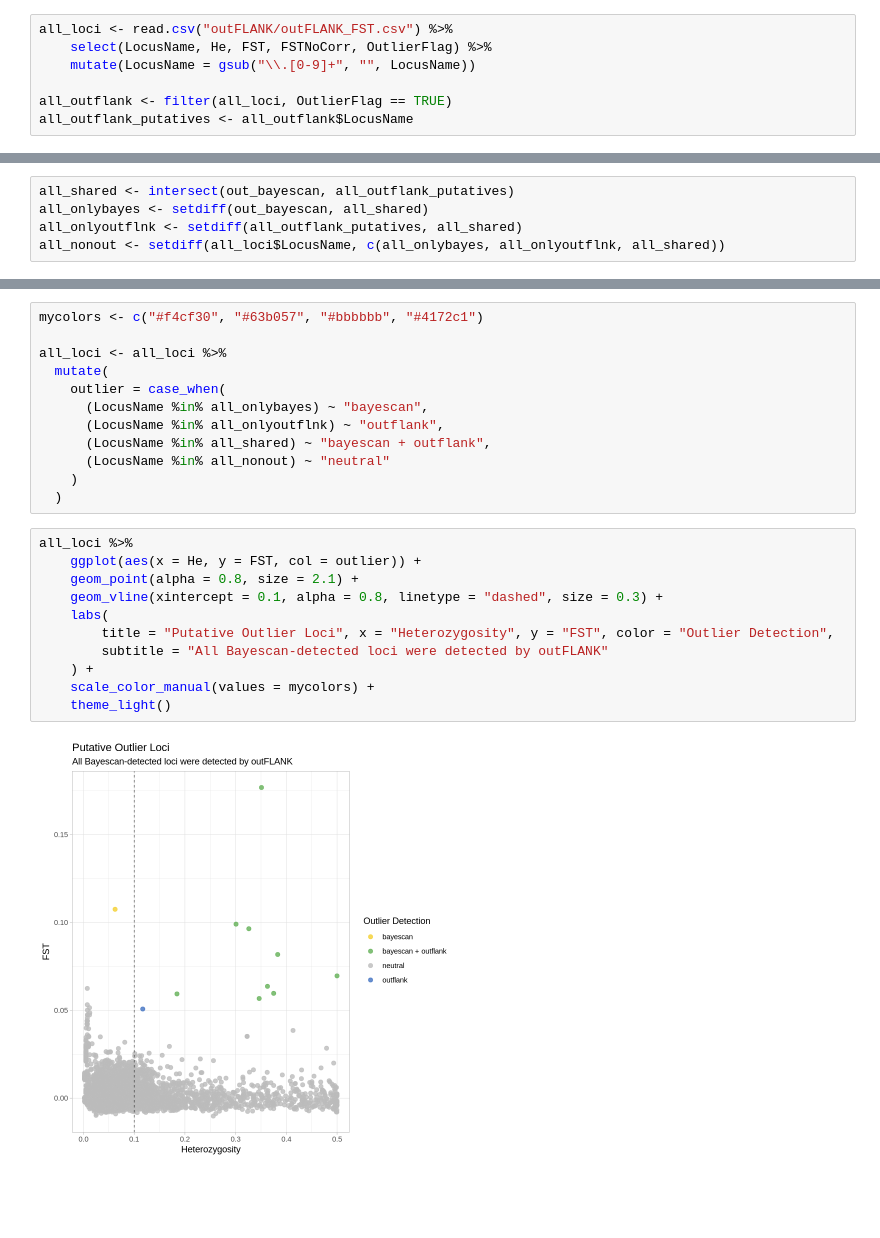
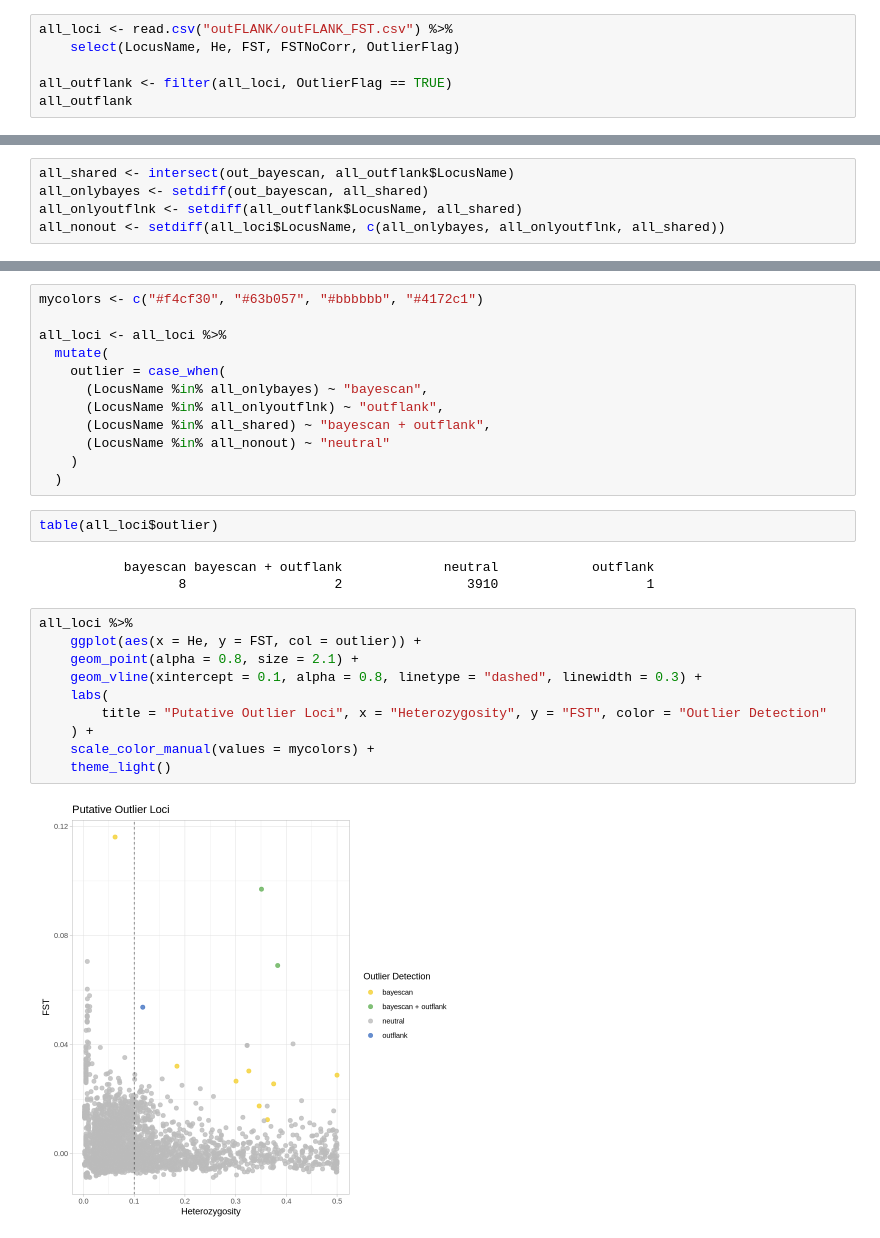
Before and after one commit to pdimens/2025-Tablacares_popgen, a Jupyter notebook: outliers/YFT_outliers.r.ipynb, the cells around one changed output, grey strips where cells are left out. Drawn from its saved outputs; the diff is of its cells as text; blank space fills up the shorter version.

```diff
--- a/outliers/YFT_outliers.r.ipynb
+++ b/outliers/YFT_outliers.r.ipynb
@@ -7,8 +7,7 @@ library("dplyr")
 outflank dataframe
 # %%
 all_loci <- read.csv("outFLANK/outFLANK_FST.csv") %>%
-    select(LocusName, He, FST, FSTNoCorr, OutlierFlag) %>%
-    mutate(LocusName = gsub("\\.[0-9]+", "", LocusName))
+    select(LocusName, He, FST, FSTNoCorr, OutlierFlag)
 
 all_outflank <- filter(all_loci, OutlierFlag == TRUE)
-all_outflank_putatives <- all_outflank$LocusName
+all_outflank
@@ -20,9 +26,9 @@ bayescan_idx <- c()
 # %% [markdown]
 all shared putative outliers regardless of He <- used in graphic
 # %%
-all_shared <- intersect(out_bayescan, all_outflank_putatives)
+all_shared <- intersect(out_bayescan, all_outflank$LocusName)
 all_onlybayes <- setdiff(out_bayescan, all_shared)
-all_onlyoutflnk <- setdiff(all_outflank_putatives, all_shared)
+all_onlyoutflnk <- setdiff(all_outflank$LocusName, all_shared)
 all_nonout <- setdiff(all_loci$LocusName, c(all_onlybayes, all_onlyoutflnk, all_shared))
 # %% [markdown]
 only shared putative outliers (He threshold) <- used in publication
@@ -45,18 +51,22 @@ all_loci <- all_loci %>%
       (LocusName %in% all_nonout) ~ "neutral"
     )
   )
+# %%
+table(all_loci$outlier)
+# %% [output]
+           bayescan bayescan + outflank             neutral            outflank
+                  8                   2                3910                   1
 # %%
 all_loci %>%
     ggplot(aes(x = He, y = FST, col = outlier)) +
     geom_point(alpha = 0.8, size = 2.1) +
-    geom_vline(xintercept = 0.1, alpha = 0.8, linetype = "dashed", size = 0.3) +
+    geom_vline(xintercept = 0.1, alpha = 0.8, linetype = "dashed", linewidth = 0.3) +
     labs(
-        title = "Putative Outlier Loci", x = "Heterozygosity", y = "FST", color = "Outlier Detection",
-        subtitle = "All Bayescan-detected loci were detected by outFLANK"
+        title = "Putative Outlier Loci", x = "Heterozygosity", y = "FST", color = "Outlier Detection"
     ) +
     scale_color_manual(values = mycolors) +
     theme_light()
 # %% [output]
-[figure, old version]
+[figure, new version]
 # %%
 ggsave("outlierplots.png", height = 6, width = 12, units = "in")
```
Also changed, not shown: parts of 3 cells of this notebook, 25 other files.
